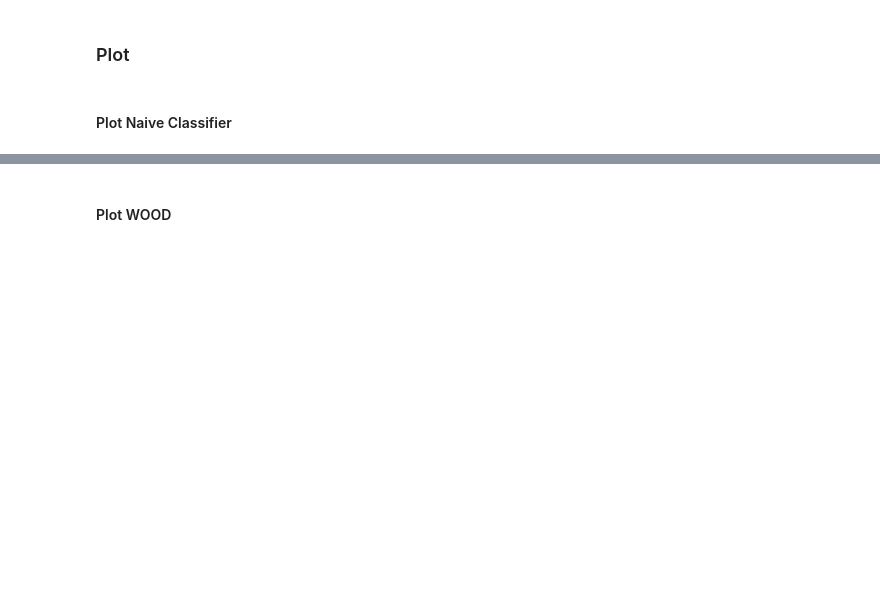
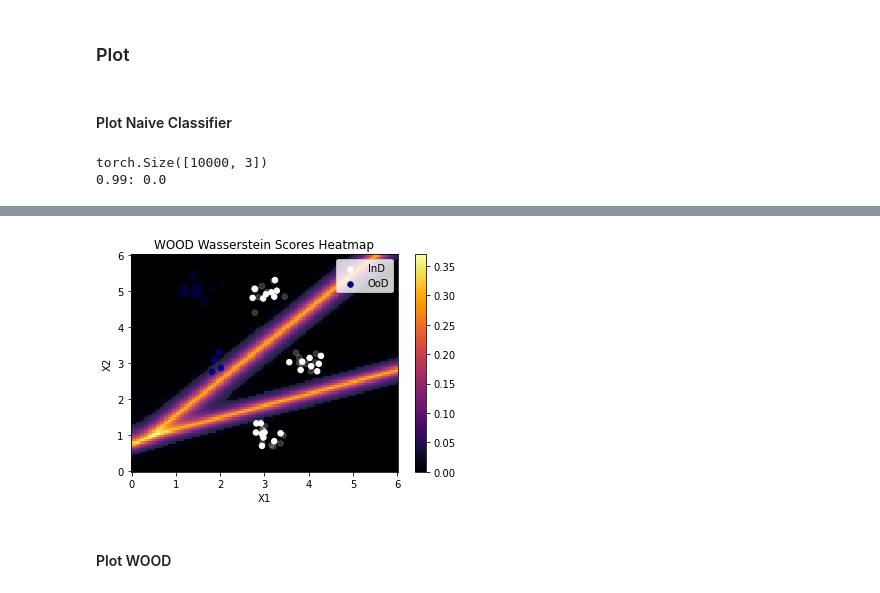
Before and after one commit to Xiaoyang-Song/Out-of-Distribution-GANs, a Jupyter notebook: Notebooks/simulation.ipynb, the cells around one changed output, grey strips where cells are left out. Saved outputs shown, nothing was run; the diff lists cells and outputs as text; code cells hidden in the pictures; blank space fills up the shorter version.

```diff
--- a/Notebooks/simulation.ipynb
+++ b/Notebooks/simulation.ipynb
@@ -184,4 +163,7 @@ ood_idx = np.random.choice(len(OOD_X), n_ood, replace=False)
 # %% [markdown]
 #### Plot Naive Classifier
 # %%
-plot_heatmap(IND_X, IND_X_TEST, OOD_X, OOD_BATCH, D, "NAIVE", ind_idx, ood_idx, m=100)
+plot_heatmap(IND_X, IND_X_TEST, OOD_X, OOD_BATCH, D, "NAIVE", ind_idx, ood_idx, 100)
+# %% [output]
+torch.Size([10000, 3])
+0.99: 0.0
@@ -188,3 +171,4 @@ plot_heatmap(IND_X, IND_X_TEST, OOD_X, OOD_BATCH, D, "NAIVE", ind_idx, ood_idx,
+[figure, added]
 # %% [markdown]
 #### Plot WOOD
 # %%
```
Also changed, not shown: parts of 13 cells of this notebook, 5 other files.
